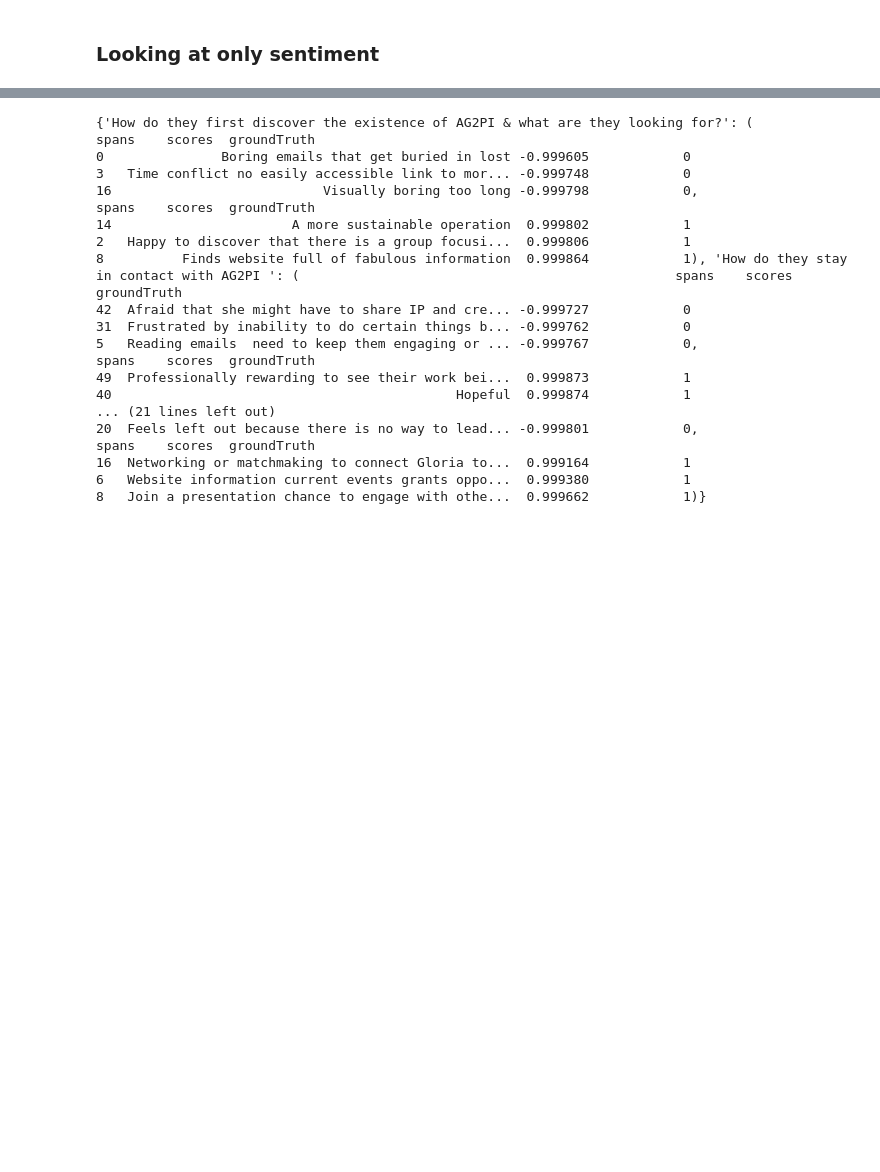
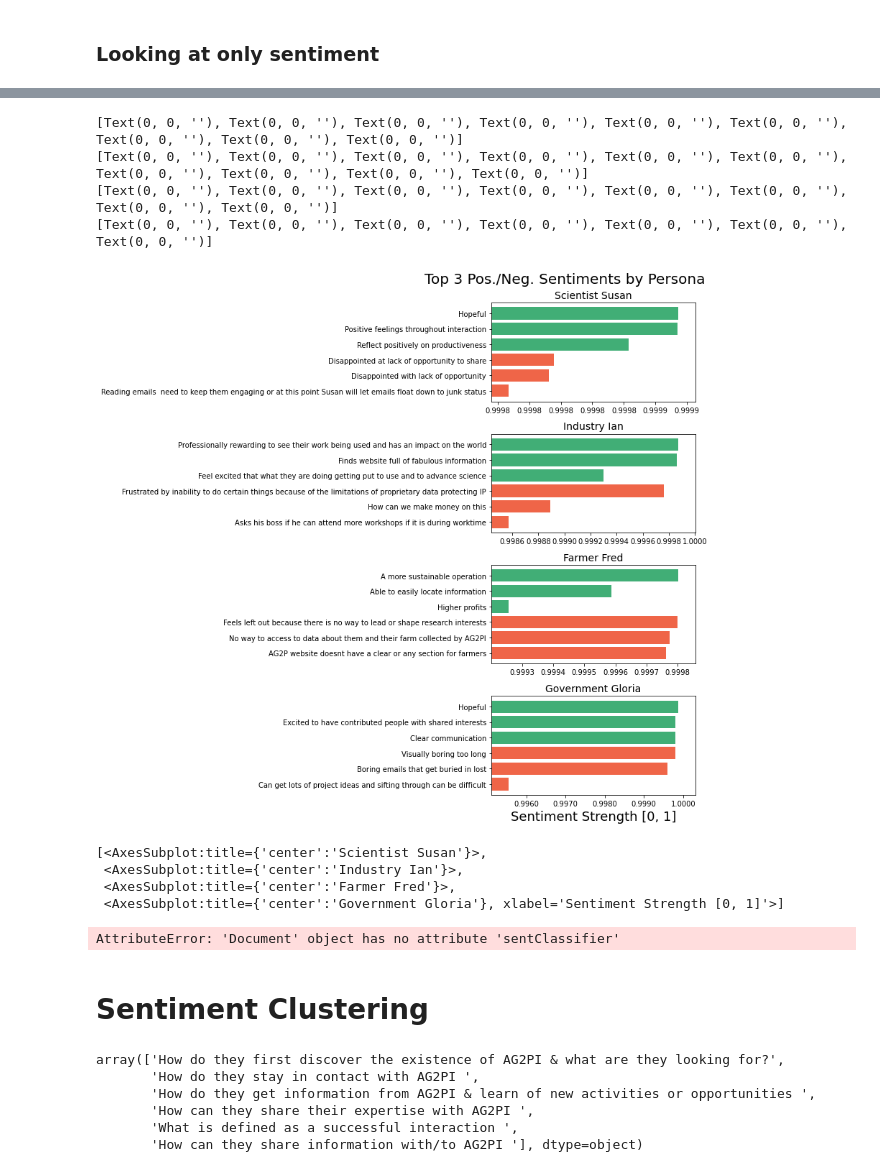
Before and after one commit to blitt2018/PSCExploratoryNLP, a Jupyter notebook: polishedCodeFigs.ipynb, the cells around one changed output, grey strips where cells are left out. Drawn from its saved outputs; the diff is of its cells as text; code cells hidden in the pictures; blank space fills up the shorter version.

```diff
--- a/polishedCodeFigs.ipynb
+++ b/polishedCodeFigs.ipynb
@@ -464,38 +469,55 @@ KeyboardInterrupt:
 # %%
-workingDocs = doc.getColSubAttributeDict("Touchpoint", "workingDoc")
+workingDocs = doc.getColSubAttributeDict("Persona", "workingDoc")
 
 #now get spans from working documents dictionary
 spanDict = doc.getSpans(workingDocs)
 
 #a dictionary with keys as different personas, vals as tuples of dataframes
 #containing top # of pos, neg sentiments
 extremesDict = doc.getExtremes(spanDict, 3)
 
-fig = doc.plotExtremes(extremesDict, figsize=(15, 15))
+fig = doc.plotExtremes(extremesDict, figsize=(12, 11))
 
 #BEGINNING OF USER STYLING
 axs = fig.axes
 axs[len(axs)-1].set_xlabel("Sentiment Strength [0, 1]", size=18)
-fig.suptitle("Top 3 Pos./Neg. Sentiments by Touchpoint", size = 20, x=.985, ha="right")
+fig.suptitle("Top 3 Pos./Neg. Sentiments by Persona", size = 20, x=.985, ha="right")
 plt.tight_layout()
 #plt.savefig("/home/blitt/Academic/PSC/NLPPipelines/AG2PIAnalytics/mockups/PersonaExtremePosNeg.jpg", bbox_inches="tight", dpi=1000)
+plt.show()
+# %% [output]
+[Text(0, 0, ''), Text(0, 0, ''), Text(0, 0, ''), Text(0, 0, ''), Text(0, 0, ''), Text(0, 0, ''), Text(0, 0, ''), Text(0, 0, ''), Text(0, 0, '')]
+[Text(0, 0, ''), Text(0, 0, ''), Text(0, 0, ''), Text(0, 0, ''), Text(0, 0, ''), Text(0, 0, ''), Text(0, 0, ''), Text(0, 0, ''), Text(0, 0, ''), Text(0, 0, '')]
+[Text(0, 0, ''), Text(0, 0, ''), Text(0, 0, ''), Text(0, 0, ''), Text(0, 0, ''), Text(0, 0, ''), Text(0, 0, ''), Text(0, 0, '')]
+[Text(0, 0, ''), Text(0, 0, ''), Text(0, 0, ''), Text(0, 0, ''), Text(0, 0, ''), Text(0, 0, ''), Text(0, 0, '')]
+[figure, added]
-# %%
-print(extremesDict)
-# %% [output]
-{'How do they first discover the existence of AG2PI & what are they looking for?': (                                                spans    scores  groundTruth
-0               Boring emails that get buried in lost -0.999605            0
-3   Time conflict no easily accessible link to mor... -0.999748            0
-16                           Visually boring too long -0.999798            0,                                                 spans    scores  groundTruth
-14                       A more sustainable operation  0.999802            1
-2   Happy to discover that there is a group focusi...  0.999806            1
-8          Finds website full of fabulous information  0.999864            1), 'How do they stay in contact with AG2PI ': (                                                spans    scores  groundTruth
-42  Afraid that she might have to share IP and cre... -0.999727            0
-31  Frustrated by inability to do certain things b... -0.999762            0
-5   Reading emails  need to keep them engaging or ... -0.999767            0,                                                 spans    scores  groundTruth
-49  Professionally rewarding to see their work bei...  0.999873            1
-40                                            Hopeful  0.999874            1
-... (21 lines left out)
-20  Feels left out because there is no way to lead... -0.999801            0,                                                 spans    scores  groundTruth
-16  Networking or matchmaking to connect Gloria to...  0.999164            1
-6   Website information current events grants oppo...  0.999380            1
-8   Join a presentation chance to engage with othe...  0.999662            1)}
+# %%
+axs
+# %% [output]
+[<AxesSubplot:title={'center':'Scientist Susan'}>,
+ <AxesSubplot:title={'center':'Industry Ian'}>,
+ <AxesSubplot:title={'center':'Farmer Fred'}>,
+ <AxesSubplot:title={'center':'Government Gloria'}, xlabel='Sentiment Strength [0, 1]'>]
+# %%
+#NOTE: check and see if we could just remove bar if it is not pos/neg like it's supposed to be?
+workingDocs = doc.getColSubAttributeDict("Touchpoint", "workingDoc")
+
+#now get spans from working documents dictionary
+spanDict = doc.getSpans(workingDocs)
+
+#a dictionary with keys as different personas, vals as tuples of dataframes
+#containing top # of pos, neg sentiments
+extremesDict = doc.getExtremes(spanDict, 3)
+
+fig = doc.plotExtremes(extremesDict, figsize=(15, 15))
+
+#BEGINNING OF USER STYLING
+axs = fig.axes
+axs[len(axs)-1].set_xlabel("Sentiment Strength [0, 1]", size=18)
+fig.suptitle("Top 3 Pos./Neg. Sentiments by Touchpoint", size = 20, x=.985, ha="right")
+plt.tight_layout()
+#plt.savefig("/home/blitt/Academic/PSC/NLPPipelines/AG2PIAnalytics/mockups/PersonaExtremePosNeg.jpg", bbox_inches="tight", dpi=1000)
+# %% [output]
+AttributeError: 'Document' object has no attribute 'sentClassifier'
+# %% [markdown]
+# Sentiment Clustering
@@ -501,0 +536,11 @@ print(extremesDict)
+# %%
+#to look at the options that we have for touchpoint
+#we select one of these to consider at a time when making our clustered diagram
+doc.dataFrame.Touchpoint.unique()
+# %% [output]
+array(['How do they first discover the existence of AG2PI & what are they looking for?',
+       'How do they stay in contact with AG2PI ',
+       'How do they get information from AG2PI & learn of new activities or opportunities ',
+       'How can they share their expertise with AG2PI ',
+       'What is defined as a successful interaction ',
+       'How can they share information with/to AG2PI '], dtype=object)
```
Also changed, not shown: parts of 19 cells of this notebook, 1 other file.
